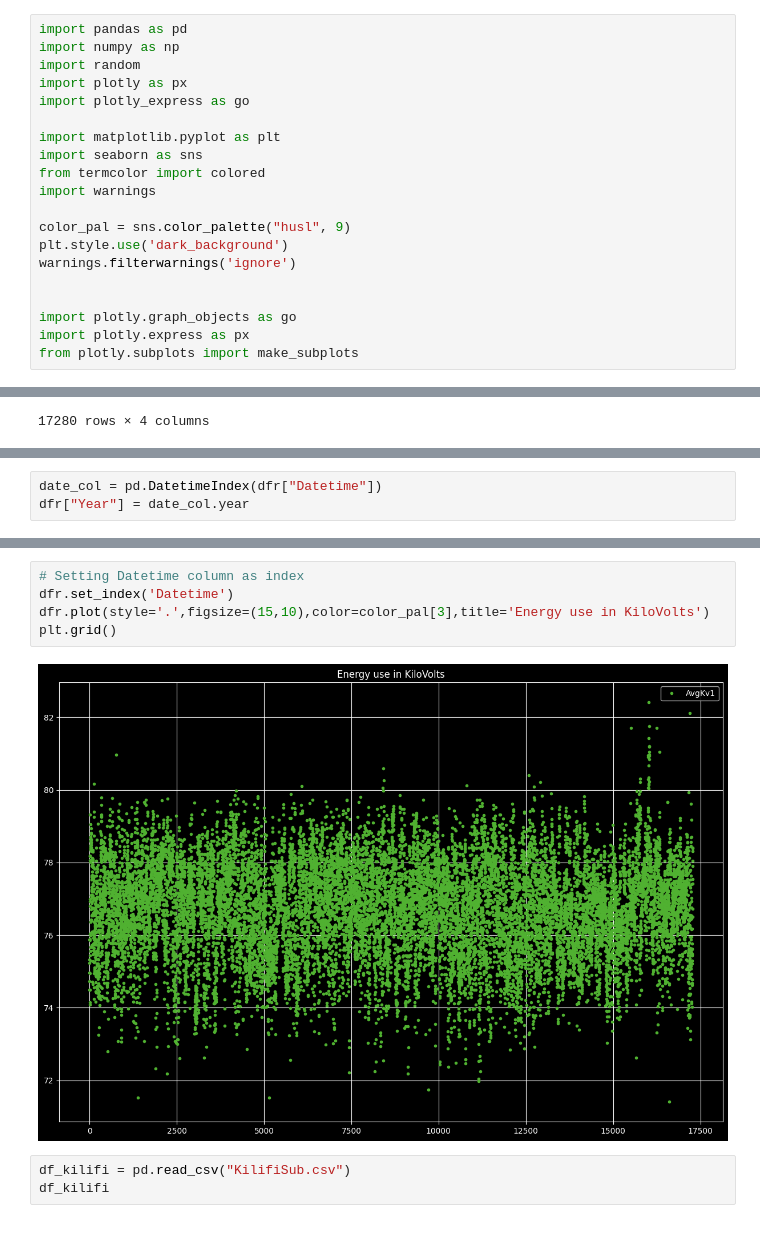
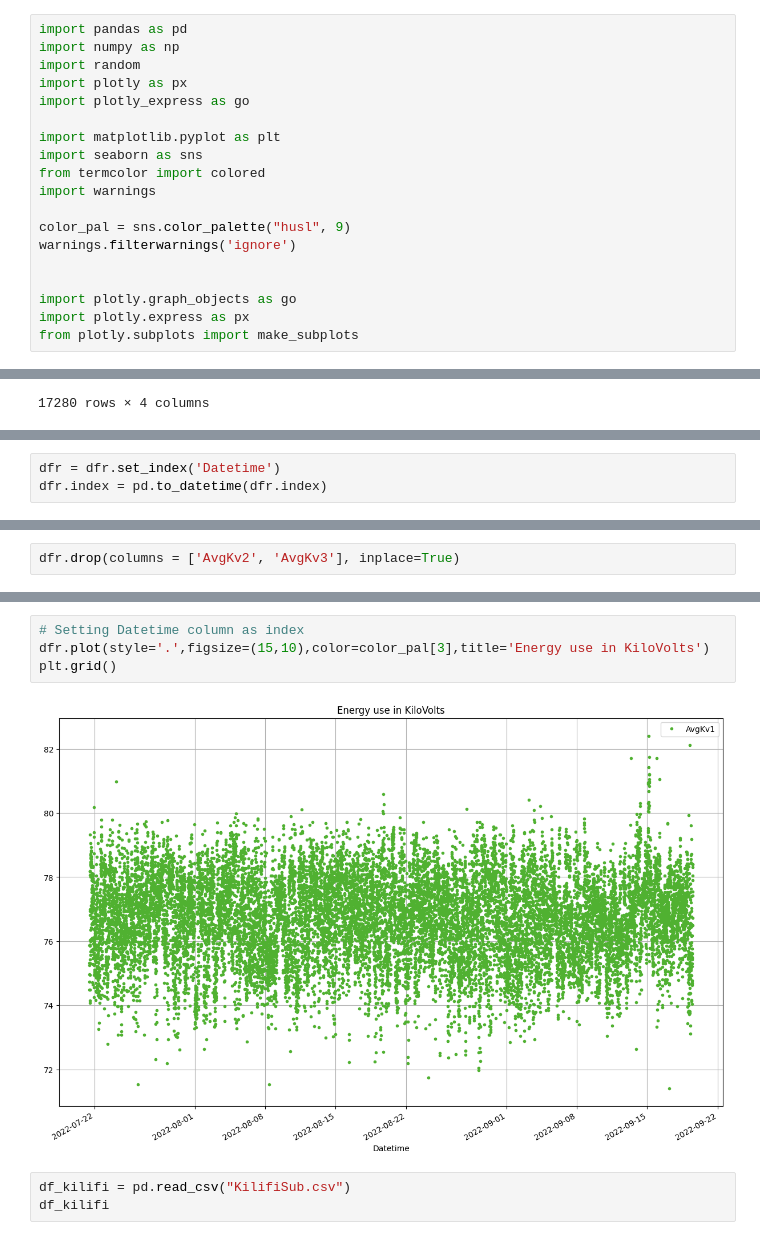
Before and after one commit to Winfry/PowerPredictionKe, a Jupyter notebook: RabaiPower.ipynb, the cells around one changed output, grey strips where cells are left out. Drawn from its saved outputs; the diff is of its cells as text.

```diff
--- a/RabaiPower.ipynb
+++ b/RabaiPower.ipynb
@@ -11,7 +11,6 @@ from termcolor import colored
 import warnings
 
 color_pal = sns.color_palette("husl", 9)
-plt.style.use('dark_background')
 warnings.filterwarnings('ignore')
 
 
@@ -122,3 +121,0 @@ memory usage: 540.0+ KB
-# %%
-date_col = pd.DatetimeIndex(dfr["Datetime"])
-dfr["Year"] = date_col.year
@@ -126,0 +122,3 @@ KeyError: 'Datetime'
+# %%
+dfr = dfr.set_index('Datetime')
+dfr.index = pd.to_datetime(dfr.index)
@@ -126,0 +140,2 @@ KeyError: 'Datetime'
+# %%
+dfr.drop(columns = ['AvgKv2', 'AvgKv3'], inplace=True)
@@ -127,10 +150,9 @@ KeyError: 'Datetime'
 # %%
 # Setting Datetime column as index
-dfr.set_index('Datetime')
 dfr.plot(style='.',figsize=(15,10),color=color_pal[3],title='Energy use in KiloVolts')
 plt.grid()
 # %% [output]
-[figure, old version]
+[figure, new version]
 # %%
 df_kilifi = pd.read_csv("KilifiSub.csv")
 df_kilifi
```
Also changed, not shown: parts of 4 cells of this notebook.
